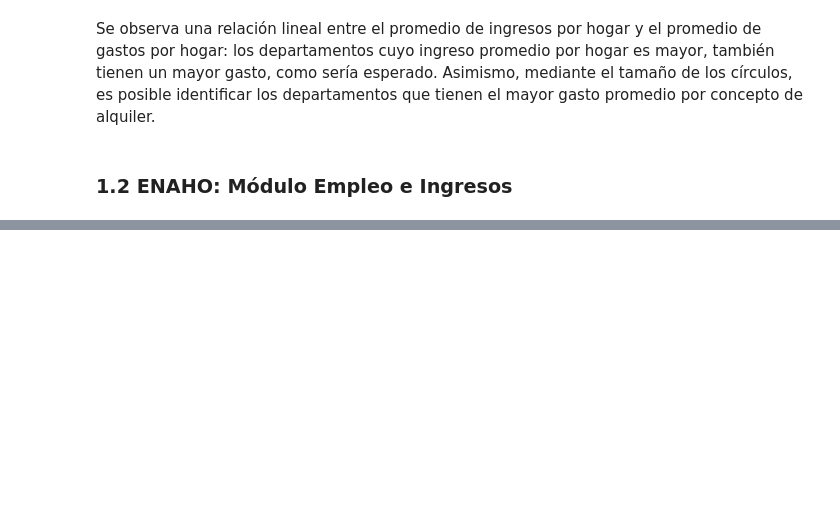
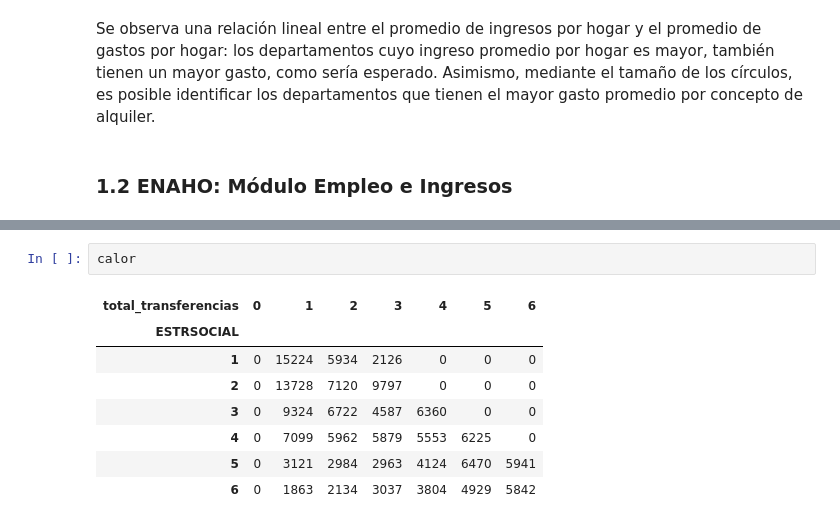
Before and after one commit to AlexandraPJ/QLAB_PYTHON, a Jupyter notebook: Trabajo Final.ipynb, the cells around one changed output, grey strips where cells are left out. Drawn from its saved outputs; the diff is of its cells as text; blank space fills up the shorter version.

```diff
--- a/Trabajo Final.ipynb
+++ b/Trabajo Final.ipynb
@@ -440,0 +548,11 @@ DF_empleo= pd.read_csv("Enaho01a-2023-500.csv", encoding="latin-1", low_memory=F
+# %%
+calor
+# %% [output]
+| total_transferencias | 0 | 1 | 2 | 3 | 4 | 5 | 6 |
+| ESTRSOCIAL |  |  |  |  |  |  |  |
+| 1 | 0 | 15224 | 5934 | 2126 | 0 | 0 | 0 |
+| 2 | 0 | 13728 | 7120 | 9797 | 0 | 0 | 0 |
+| 3 | 0 | 9324 | 6722 | 4587 | 6360 | 0 | 0 |
+| 4 | 0 | 7099 | 5962 | 5879 | 5553 | 6225 | 0 |
+| 5 | 0 | 3121 | 2984 | 2963 | 4124 | 6470 | 5941 |
+| 6 | 0 | 1863 | 2134 | 3037 | 3804 | 4929 | 5842 |
```
Also changed, not shown: parts of 41 cells of this notebook.
